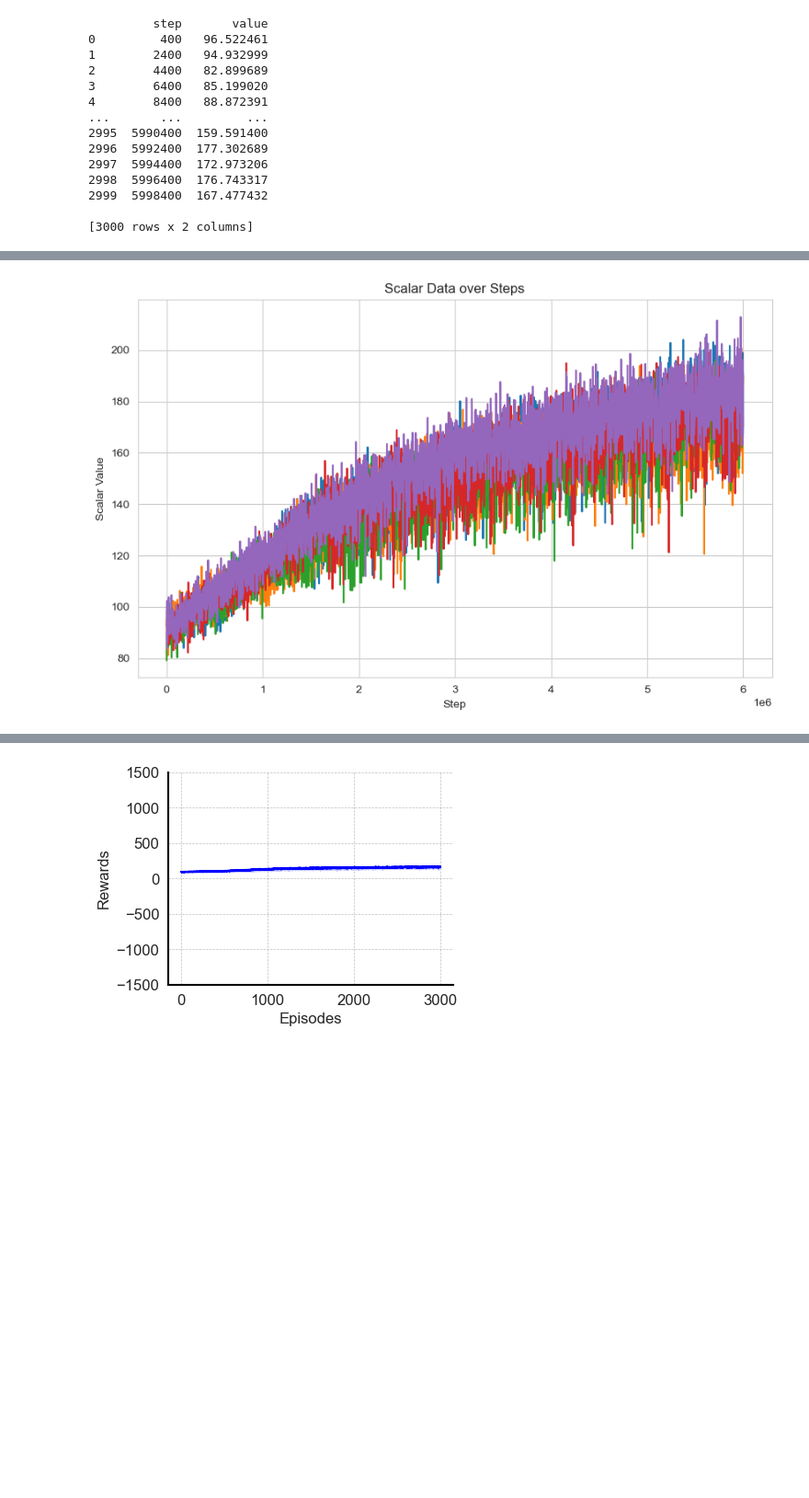
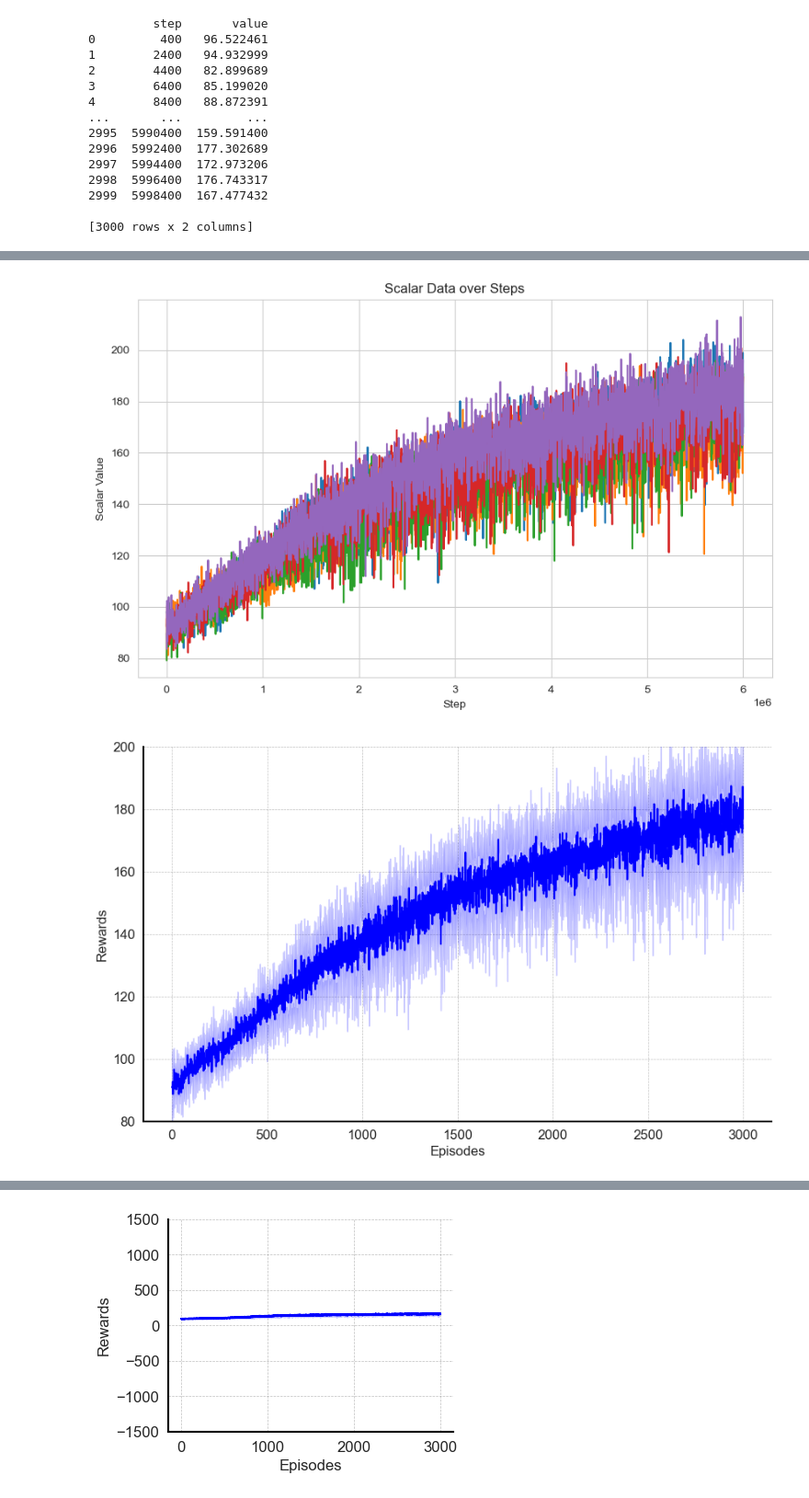
Before and after one commit to Hasenfus/TRPO-in-MARL, a Jupyter notebook: scripts/Analysis/tb2csv.ipynb, the cells around one changed output, grey strips where cells are left out. Shown at 92% size. Cells and saved outputs as stored; diff of their text form; code cells hidden in the pictures; blank space fills up the shorter version.

```diff
--- a/scripts/Analysis/tb2csv.ipynb
+++ b/scripts/Analysis/tb2csv.ipynb
@@ -110,11 +114,15 @@ plt.show()
 # %%
 plt.figure(figsize=(10, 6))
 for i in reg_hatrpo_dict.keys():
     plt.plot(reg_hatrpo_dict[i]['step'], reg_hatrpo_dict[i]['value'], linestyle='-')
 plt.title('Scalar Data over Steps')
 plt.xlabel('Step')
 plt.ylabel('Scalar Value')
 # plt.ylim(0, 300)
 plt.show()
+
+avg_reg_hatrpo, conf_reg_hatrpo = average_and_confidence(reg_hatrpo_data)
+plot_with_confidence_interval(avg_reg_hatrpo, conf_reg_hatrpo, np.arange(avg_reg_hatrpo.shape[0]), xlabel='Episodes', ylabel='Rewards', save=True, title='', ylim=[80, 200], legend = False, show_title=False, smoothing_factor=0.000000001, fig_size=(10, 6))
 # %% [output]
 [figure]
+[figure, added]
```
Also changed, not shown: parts of 11 cells of this notebook, 9 other files.
